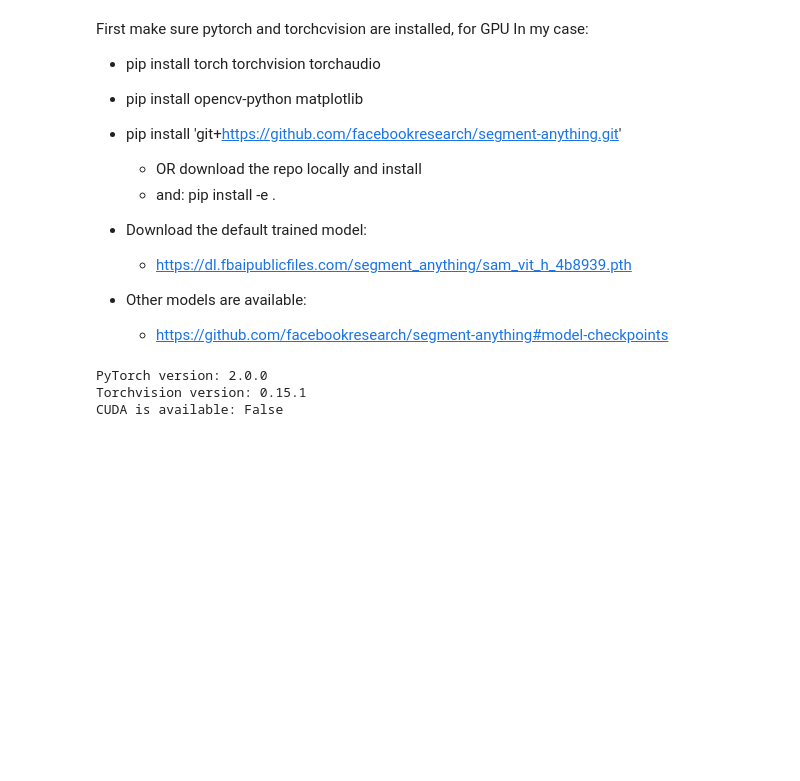
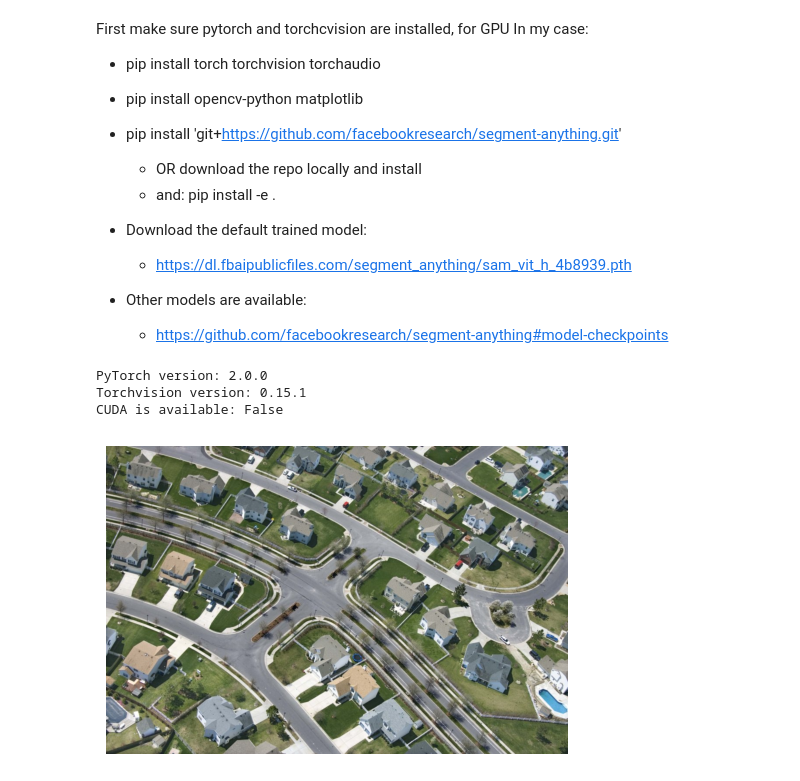
Before and after one commit to MonuSingh16/segment-anything-model-MetaAI, a Jupyter notebook: sam-metaAI.ipynb, the cells around one changed output. Drawn from its saved outputs; the diff is of its cells as text; code cells hidden in the pictures; blank space fills up the shorter version.

```diff
--- a/sam-metaAI.ipynb
+++ b/sam-metaAI.ipynb
@@ -37,3 +37,13 @@ import cv2
 import sys
 sys.path.append("..")
 from segment_anything import sam_model_registry, SamAutomaticMaskGenerator, SamPredictor
+# %%
+image = cv2.imread('houses.jpg')  #Try houses.jpg or neurons.jpg
+image = cv2.cvtColor(image, cv2.COLOR_BGR2RGB)
+
+plt.figure(figsize=(6,4))
+plt.imshow(image)
+plt.axis('off')
+plt.show()
+# %% [output]
+[figure, added]
```
Also changed, not shown: parts of 3 cells of this notebook, 2 other files.
